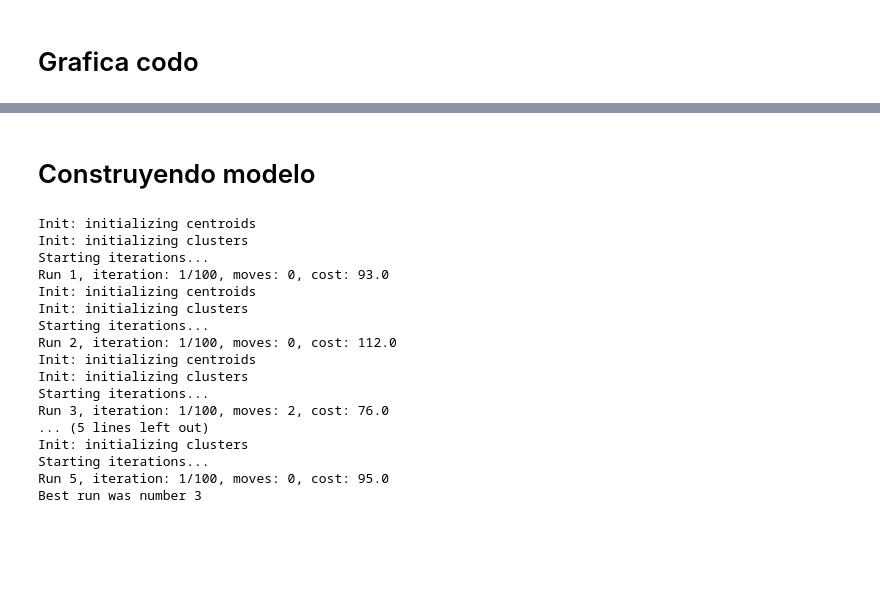
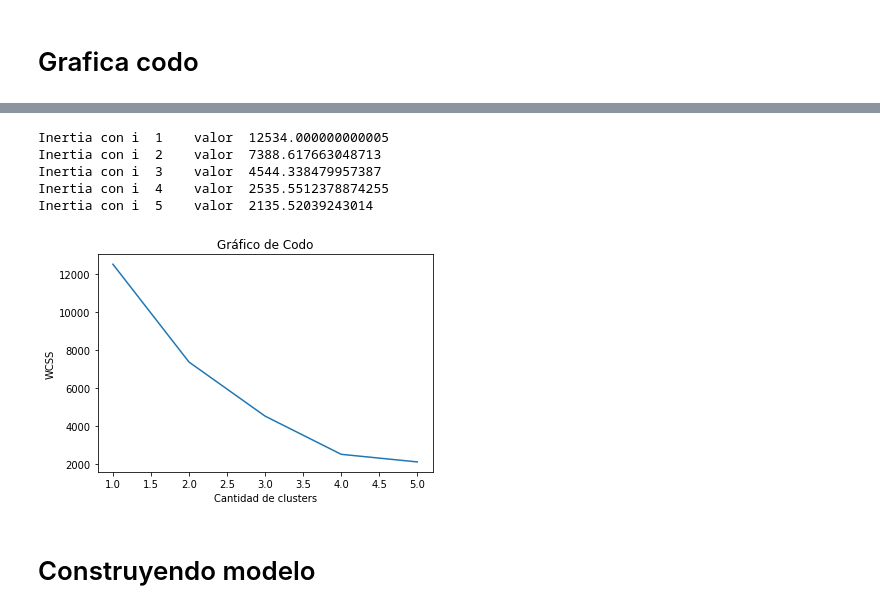
Before and after one commit to Bato007/LAB04-SDS, a Jupyter notebook: main.ipynb, the cells around one changed output, grey strips where cells are left out. Drawn from its saved outputs; the diff is of its cells as text; code cells hidden in the pictures; blank space fills up the shorter version.

```diff
--- a/main.ipynb
+++ b/main.ipynb
@@ -162,23 +155,28 @@ Best run was number 2
+# %%
+numeroClusters = range(1,6)
+
+wcss = []
+# Obtenemos 10 posibles clusters
+for i in numeroClusters:
+    # Se calcula la kmean con esa cantidad de clusters
+    kmeans = cluster.KMeans(n_clusters=i)
+    kmeans.fit(X_scale)
+    # Obtenemos la inercia
+    wcss.append(kmeans.inertia_)
+    print("Inertia con i ", i, "   valor ", kmeans.inertia_)
+
+# Graficando
+plt.plot(numeroClusters, wcss)
+plt.xlabel("Cantidad de clusters")
+plt.ylabel("WCSS")
+plt.title("Gráfico de Codo")
+plt.show()
+# %% [output]
+Inertia con i  1    valor  12534.000000000005
+Inertia con i  2    valor  7388.617663048713
+Inertia con i  3    valor  4544.338479957387
+Inertia con i  4    valor  2535.5512378874255
+Inertia con i  5    valor  2135.52039243014
+[figure, added]
 # %% [markdown]
 # Construyendo modelo
-# %%
-kmode = KModes(n_clusters=4, init = "random", n_init = 5, verbose=1)
-clusters = kmode.fit_predict(data)
-# %% [output]
-Init: initializing centroids
-Init: initializing clusters
-Starting iterations...
-Run 1, iteration: 1/100, moves: 0, cost: 93.0
-Init: initializing centroids
-Init: initializing clusters
-Starting iterations...
-Run 2, iteration: 1/100, moves: 0, cost: 112.0
-Init: initializing centroids
-Init: initializing clusters
-Starting iterations...
-Run 3, iteration: 1/100, moves: 2, cost: 76.0
-... (5 lines left out)
-Init: initializing clusters
-Starting iterations...
-Run 5, iteration: 1/100, moves: 0, cost: 95.0
-Best run was number 3
```
Also changed, not shown: parts of 20 cells of this notebook.
